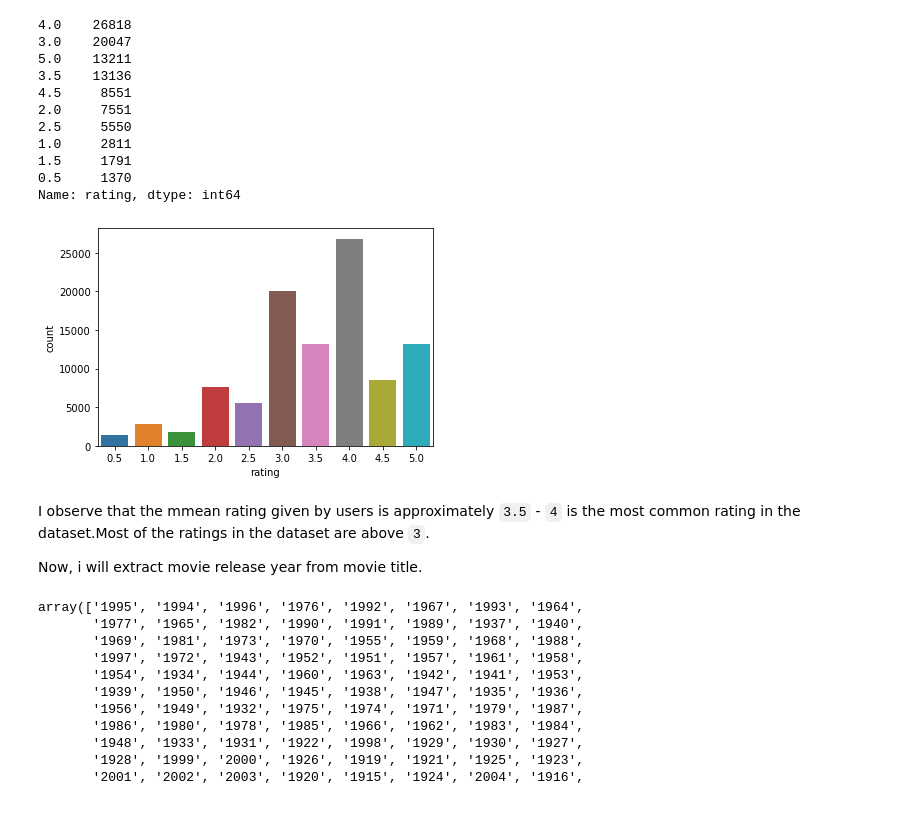
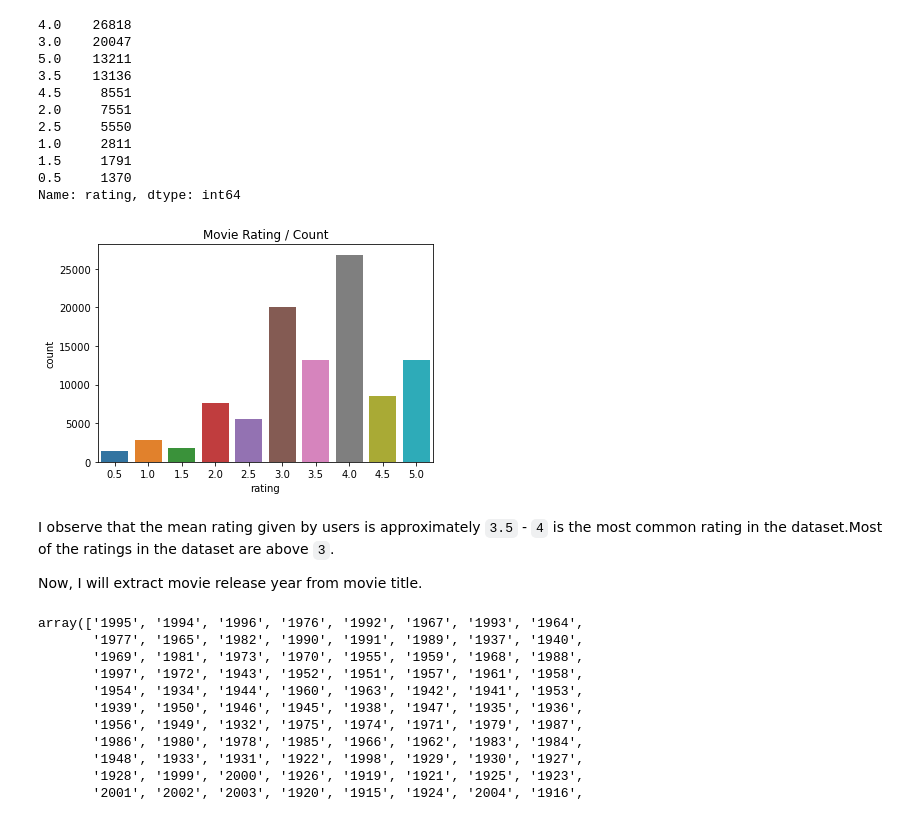
Before and after one commit to gt1719/MovieLens_Data_Analysis, a Jupyter notebook: MovieLens_Data_Analysis.ipynb, the cells around one changed output. Cells and saved outputs as stored; diff of their text form; code cells hidden in the pictures.

```diff
--- a/MovieLens_Data_Analysis.ipynb
+++ b/MovieLens_Data_Analysis.ipynb
@@ -250,14 +250,15 @@ ratings_df['rating'].value_counts()
 0.5     1370
 Name: rating, dtype: int64
 # %%
-sns.countplot(ratings_df['rating']);
-plt.savefig('Images/rating')
+sns.countplot(ratings_df['rating'])
+plt.title('Movie Rating / Count');
+plt.savefig('Images/movie_rating')
 # %% [output]
-[figure, old version]
+[figure, new version]
 # %% [markdown]
-I observe that the mmean rating given by users is approximately `3.5` - `4` is the most common rating in the dataset.Most of the ratings in the dataset are above `3`.
+I observe that the mean rating given by users is approximately `3.5` - `4` is the most common rating in the dataset.Most of the ratings in the dataset are above `3`.
 
-Now, i will extract movie release year from movie title.
+Now, I will extract movie release year from movie title.
 # %%
 # Extracting release year from movie title
 movies_df['year'] = movies_df['title'].str.extract('.*\((.*)\).*',expand = False)
```
Also changed, not shown: parts of 6 cells of this notebook, 7 other files.
